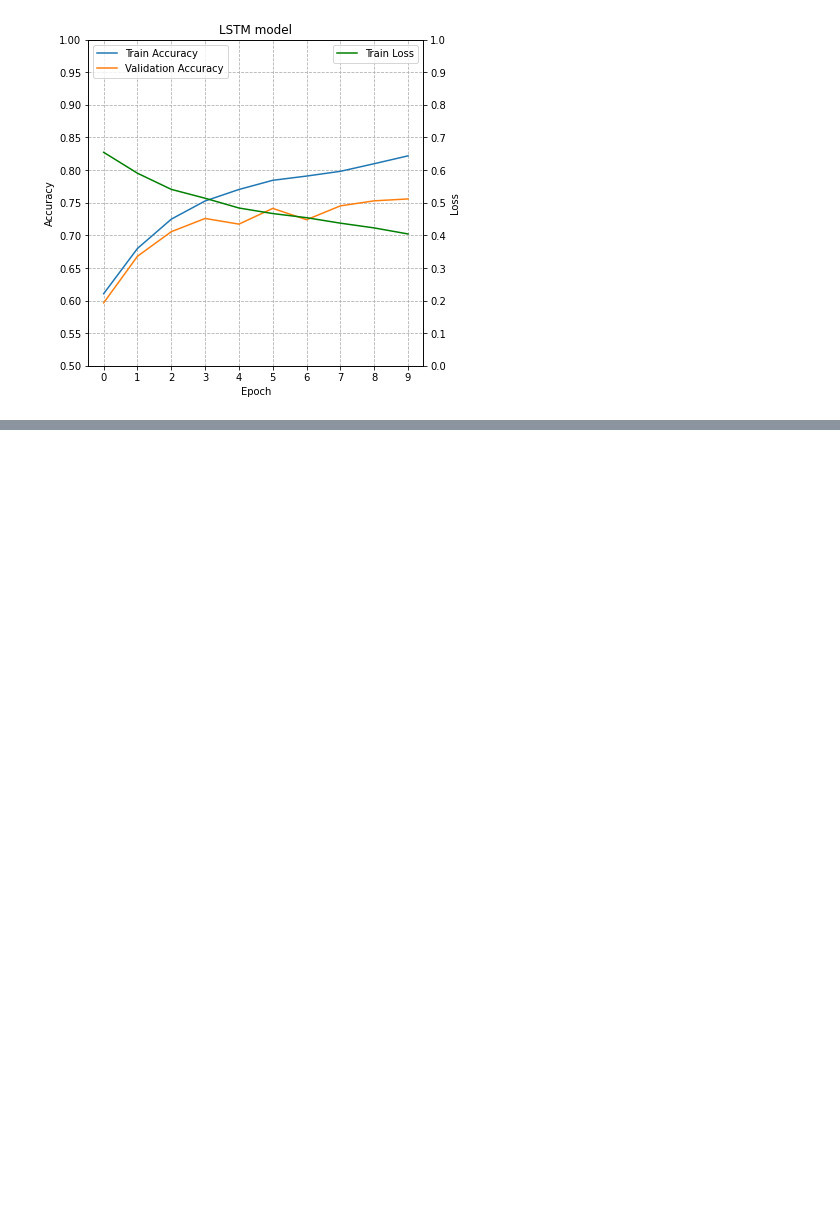
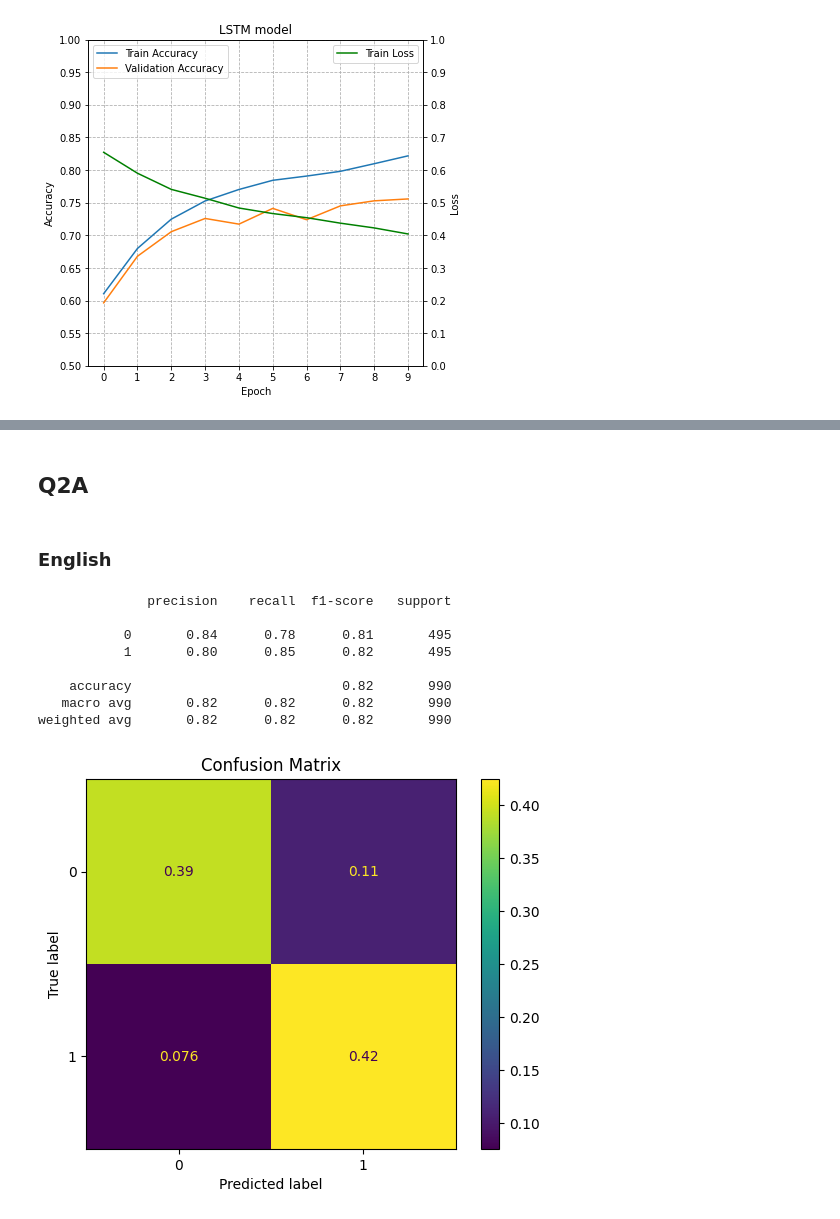
Before and after one commit to RasmusML/nlp_question_answer_project, a Jupyter notebook: notebooks/1_2_Binary Question Classification + 2_Representation Learning.ipynb, the cells around one changed output, grey strips where cells are left out. Cells and saved outputs as stored; diff of their text form; code cells hidden in the pictures; blank space fills up the shorter version.

```diff
--- a/notebooks/1_2_Binary Question Classification + 2_Representation Learning.ipynb
+++ b/notebooks/1_2_Binary Question Classification + 2_Representation Learning.ipynb
@@ -707,10 +702,10 @@ device(type='cpu')
 tok2vec = compress_fasttext.models.CompressedFastTextKeyedVectors.load("../resources/fasttext-en-mini")
 pretrained_embeddings, pad_id, OOV_id = prepare_embedding_matrix(tok2vec.get_normed_vectors())
 
-model = LSTM_Network(pretrained_embeddings)
-model.to(device)
+embedding_model_en = LSTM_Network(pretrained_embeddings)
+embedding_model_en.to(device)
 
-print(model)
+print(embedding_model_en)
 # %% [output]
 LSTM_Network(
   (word_embeddings): Embedding(20002, 300)
@@ -813,0 +807,46 @@ plot_network_learning("LSTM model", train_accuracies, test_accuracies, train_los
+# %% [markdown]
+## Q2A
+# %%
+def predict_with_combined_model(lexical_model, embedding_model: nn.Module, token_to_id_vocab, dataset, tok2vec):
+
+    # Prepare datasets
+    X_lexical = get_lexical_features_from_dataset(dataset, token_to_id_vocab)
+
+    embedding_dataset = IsQuestionAnsweredDataset(dataset, tok2vec)
+    X_embedding = batchify(embedding_dataset)
+
+    # Prediction for each
+    y_lexical = lexical_model.predict_proba(X_lexical)
+
+    embedding_model.eval()
+    with torch.no_grad():
+        q_ids, q_lengths, d_ids, d_lengths, _ = transfer_batch(*X_embedding, device)
+        logits = embedding_model(q_ids, q_lengths, d_ids, d_lengths)
+        y_embedding = nn.functional.softmax(logits, dim=1).cpu().numpy()
+
+    # Combined prediction
+    y_combined = y_lexical * y_embedding
+    combined_predictions = y_combined.argmax(axis=1)
+
+    return combined_predictions
+# %% [markdown]
+### English
+# %%
+tok2vec = compress_fasttext.models.CompressedFastTextKeyedVectors.load("../resources/fasttext-en-mini")
+validation_set = validation_en
+# %%
+token_to_id_vocab = get_token_to_id_vocab(train_en['question'])
+y_pred = predict_with_combined_model(lexical_model_en, embedding_model_en, token_to_id_vocab, validation_set, tok2vec)
+# %%
+y_true = get_labels_from_dataset(validation_set)
+evaluate(y_pred, y_true)
+# %% [output]
+              precision    recall  f1-score   support
+
+           0       0.84      0.78      0.81       495
+           1       0.80      0.85      0.82       495
+
+    accuracy                           0.82       990
+   macro avg       0.82      0.82      0.82       990
+weighted avg       0.82      0.82      0.82       990
+[figure, added]
```
Also changed, not shown: parts of 27 cells of this notebook.
